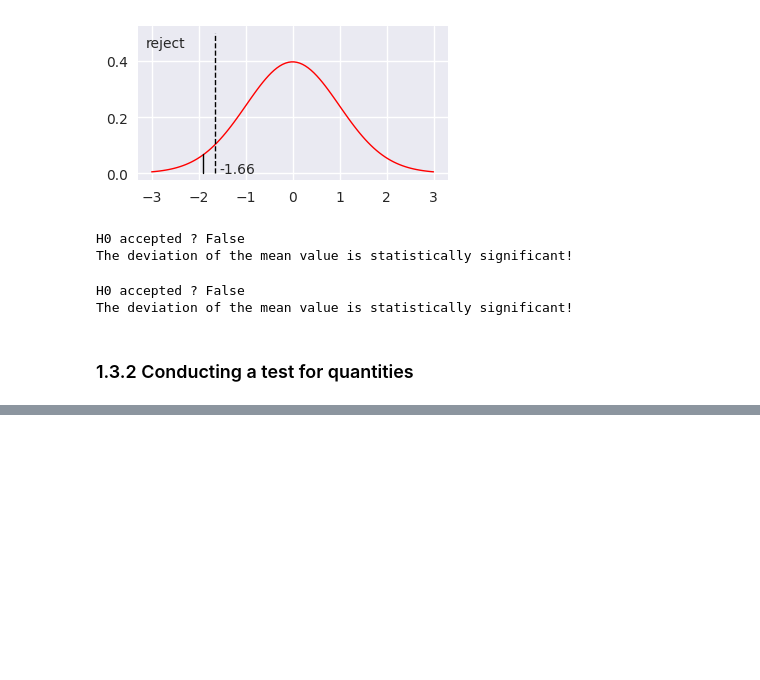
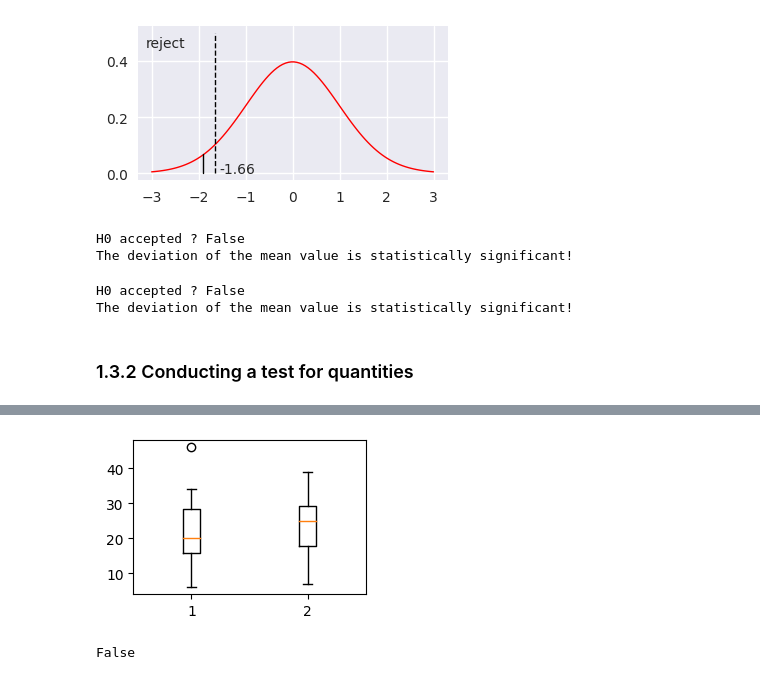
Before and after one commit to baltricks/mva, a Jupyter notebook: notebooks/1_Introduction.ipynb, the cells around one changed output, grey strips where cells are left out. Cells and saved outputs as stored; diff of their text form; code cells hidden in the pictures; blank space fills up the shorter version.

```diff
--- a/notebooks/1_Introduction.ipynb
+++ b/notebooks/1_Introduction.ipynb
@@ -426,0 +554,18 @@ The deviation of the mean value is statistically significant!
+# %%
+plt.style.use('default')
+f, ax = plt.subplots()
+f.set_figwidth(3)
+f.set_figheight(2)
+
+ax.boxplot([dataOutlier['x1'], dataOutlier['x2']], whis=1.4) # must change the wisker value from default 1.5 to 1.4
+
+plt.show()
+# %% [output]
+[figure, added]
+# %%
+# with whis=1.5 the value of 46 in x1 is not recognized as a flier
+iqrX1 = dfOutlier.quantile(q=0.75)['x1'] - dfOutlier.quantile(q=0.25)['x1']
+flierLimitX1 = dfOutlier.quantile(q=0.75)['x1'] + 1.5 * iqrX1
+46 > flierLimitX1
+# %% [output]
+False
```
Also changed, not shown: parts of 23 cells of this notebook.
